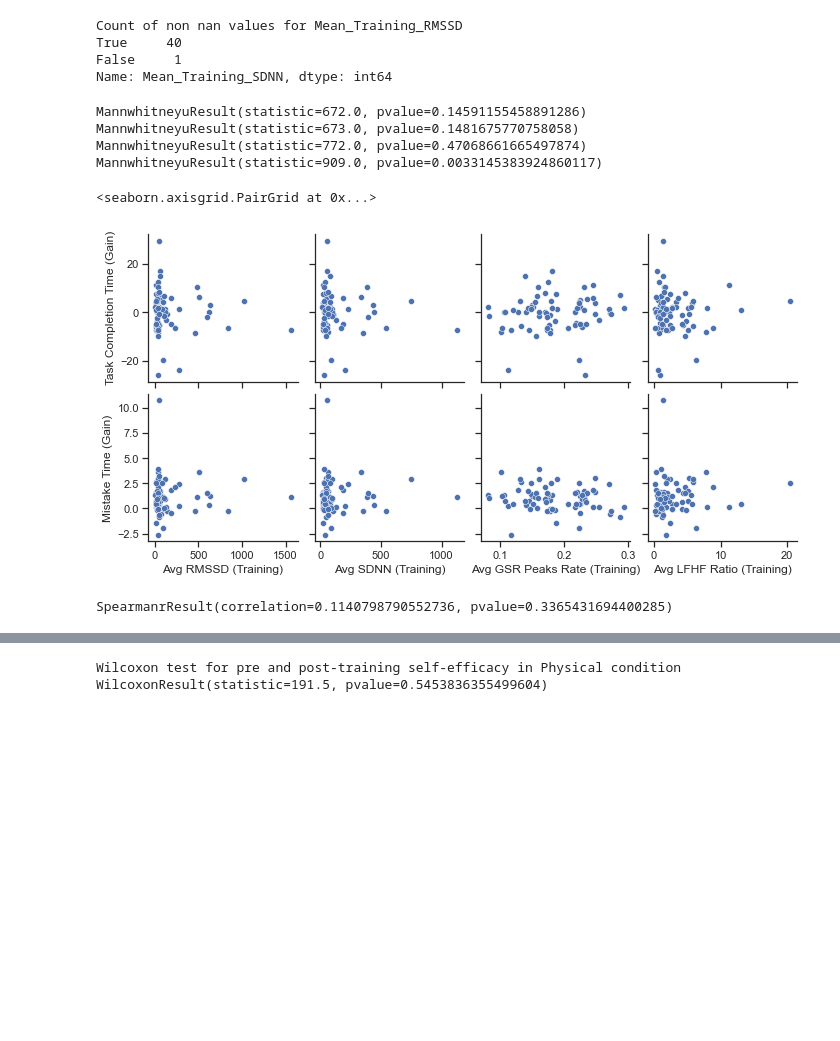
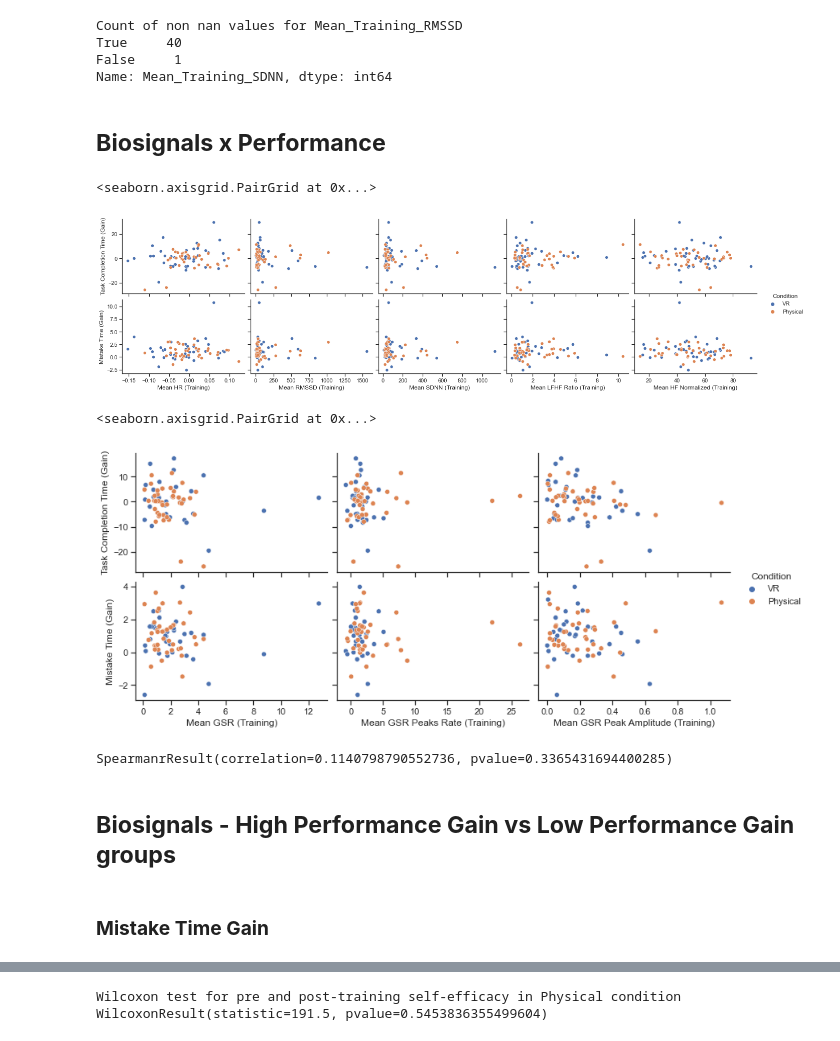
Before and after one commit to karmakomik/BuzzwireExperimentDataAnalysis, a Jupyter notebook: Dec2021ExperimentResults/iMotionsData/BuzzwireStats.ipynb, the cells around one changed output, grey strips where cells are left out. Drawn from its saved outputs; the diff is of its cells as text; code cells hidden in the pictures; blank space fills up the shorter version.

Commit message:
Changed HRV frequency method from welch to lomb, added HF normalized and GSR peaks amplitude for analysis, corrected data issues, redid statistics

```diff
--- a/Dec2021ExperimentResults/iMotionsData/BuzzwireStats.ipynb
+++ b/Dec2021ExperimentResults/iMotionsData/BuzzwireStats.ipynb
@@ -84,20 +99,31 @@ def calculate_mean_training_gsr(df):
 # %%
 normalize_signals(ph_results_df)
 normalize_signals(vr_results_df)
+
 calculate_gains(ph_results_df)
 calculate_gains(vr_results_df)
+
 calculate_mean_training_hr(ph_results_df)
+calculate_mean_training_hr(vr_results_df)
+
 calculate_mean_training_gsr(ph_results_df)
-calculate_mean_training_hr(vr_results_df)
 calculate_mean_training_gsr(vr_results_df)
+
+calculate_mean_training_rmssd(ph_results_df)
+calculate_mean_training_rmssd(vr_results_df)
+
+calculate_mean_training_sdnn(ph_results_df)
+calculate_mean_training_sdnn(vr_results_df)
+
+calculate_mean_training_lfhfratio(ph_results_df)
+calculate_mean_training_lfhfratio(vr_results_df)
+
+calculate_mean_training_hfn(ph_results_df)
+calculate_mean_training_hfn(vr_results_df)
+
 calculate_mean_training_gsr_peaks_rate(ph_results_df)
 calculate_mean_training_gsr_peaks_rate(vr_results_df)
-calculate_mean_training_rmssd(ph_results_df)
-calculate_mean_training_rmssd(vr_results_df)
-calculate_mean_training_sdnn(ph_results_df)
-calculate_mean_training_sdnn(vr_results_df)
-calculate_mean_training_lfhfratio(ph_results_df)
-calculate_mean_training_lfhfratio(vr_results_df)
+
 calculate_mean_training_gsr_peak_amplitude(ph_results_df)
 calculate_mean_training_gsr_peak_amplitude(vr_results_df)
 # %%
@@ -260,13 +323,3 @@ Count of non nan values for Mean_Training_RMSSD
 True     40
 False     1
 Name: Mean_Training_SDNN, dtype: int64
-# %%
-print(stats.mannwhitneyu(x=ph_results_df['Mean_Training_RMSSD'].dropna(), y=vr_results_df['Mean_Training_RMSSD'].dropna(), alternative = 'less'))
-print(stats.mannwhitneyu(x=ph_results_df['Mean_Training_SDNN'].dropna(), y=vr_results_df['Mean_Training_SDNN'].dropna(), alternative = 'less'))
-print(stats.mannwhitneyu(x=ph_results_df['Mean_Training_LFHF_Ratio'].dropna(), y=vr_results_df['Mean_Training_LFHF_Ratio'].dropna(), alternative = 'less'))
-print(stats.mannwhitneyu(x=ph_results_df['Mean_Training_GSR_Peaks_Rate'].dropna(), y=vr_results_df['Mean_Training_GSR_Peaks_Rate'].dropna(), alternative = 'greater'))
-# %% [output]
-MannwhitneyuResult(statistic=672.0, pvalue=0.14591155458891286)
-MannwhitneyuResult(statistic=673.0, pvalue=0.1481675770758058)
-MannwhitneyuResult(statistic=772.0, pvalue=0.47068661665497874)
-MannwhitneyuResult(statistic=909.0, pvalue=0.0033145383924860117)
@@ -275,16 +331,36 @@ combined_results_df = pd.concat([ph_results_df, vr_results_df], axis=0)
 # %%
-combined_results_df.rename(columns={'Mean_Training_RMSSD': 'Avg RMSSD (Training)', 'Mean_Training_SDNN': 'Avg SDNN (Training)', 'Mean_Training_GSR_Peaks_Rate': 'Avg GSR Peaks Rate (Training)', 'Mean_Training_LFHF_Ratio': 'Avg LFHF Ratio (Training)', 'Time_Gain':'Task Completion Time (Gain)', 'Mistake_Gain':'Mistake Time (Gain)'}, inplace=True)
-sns.pairplot(
-    combined_results_df,
-    x_vars=["Avg RMSSD (Training)", "Avg SDNN (Training)", "Avg GSR Peaks Rate (Training)", "Avg LFHF Ratio (Training)"],
-    y_vars=["Task Completion Time (Gain)", "Mistake Time (Gain)"],
-)
+combined_results_df.rename(columns={'Mean_Norm_Training_HR' : 'Mean HR (Training)', 'Mean_Training_RMSSD': 'Mean RMSSD (Training)', 'Mean_Training_SDNN': 'Mean SDNN (Training)', 'Mean_Norm_Training_GSR_Peaks_Rate': 'Mean GSR Peaks Rate (Training)', 'Mean_Training_LFHF_Ratio': 'Mean LFHF Ratio (Training)', 'Time_Gain':'Task Completion Time (Gain)', 'Mistake_Gain':'Mistake Time (Gain)', 'Mean_Norm_Training_GSR' : 'Mean GSR (Training)',  'Mean_Training_HFN' : 'Mean HF Normalized (Training)', 'Mean_Training_GSR_Peak_Amplitude' : 'Mean GSR Peak Amplitude (Training)'}, inplace=True)
-# %% [output]
-<seaborn.axisgrid.PairGrid at 0x...>
-[figure, removed]
+# %% [markdown]
+## __Biosignals x Performance__
+# %%
+sns.pairplot(
+    combined_results_df,
+    x_vars=['Mean HR (Training)', "Mean RMSSD (Training)", "Mean SDNN (Training)", "Mean LFHF Ratio (Training)", "Mean HF Normalized (Training)"],
+    y_vars=["Task Completion Time (Gain)", "Mistake Time (Gain)"],
+    aspect=1.5,
+    hue='Condition'
+)
+# %% [output]
+<seaborn.axisgrid.PairGrid at 0x...>
+[figure, added]
+# %%
+sns.pairplot(
+    combined_results_df,
+    x_vars=["Mean GSR (Training)", "Mean GSR Peaks Rate (Training)", "Mean GSR Peak Amplitude (Training)"],
+    y_vars=["Task Completion Time (Gain)", "Mistake Time (Gain)"],
+    aspect=1.5,
+    hue='Condition'
+)
+# %% [output]
+<seaborn.axisgrid.PairGrid at 0x...>
+[figure, added]
 # %%
 print(stats.spearmanr(combined_results_df['Avg GSR Peaks Rate (Training)'], combined_results_df['Task Completion Time (Gain)'], nan_policy='omit'))
 # %% [output]
 SpearmanrResult(correlation=0.1140798790552736, pvalue=0.3365431694400285)
+# %% [markdown]
+## __Biosignals - High Performance Gain vs Low Performance Gain groups__
+# %% [markdown]
+### __Mistake Time Gain__
 # %%
 #High vs low performance groups w.r.t mistake gain
```
Also changed, not shown: parts of 43 cells of this notebook, 26 other files.
